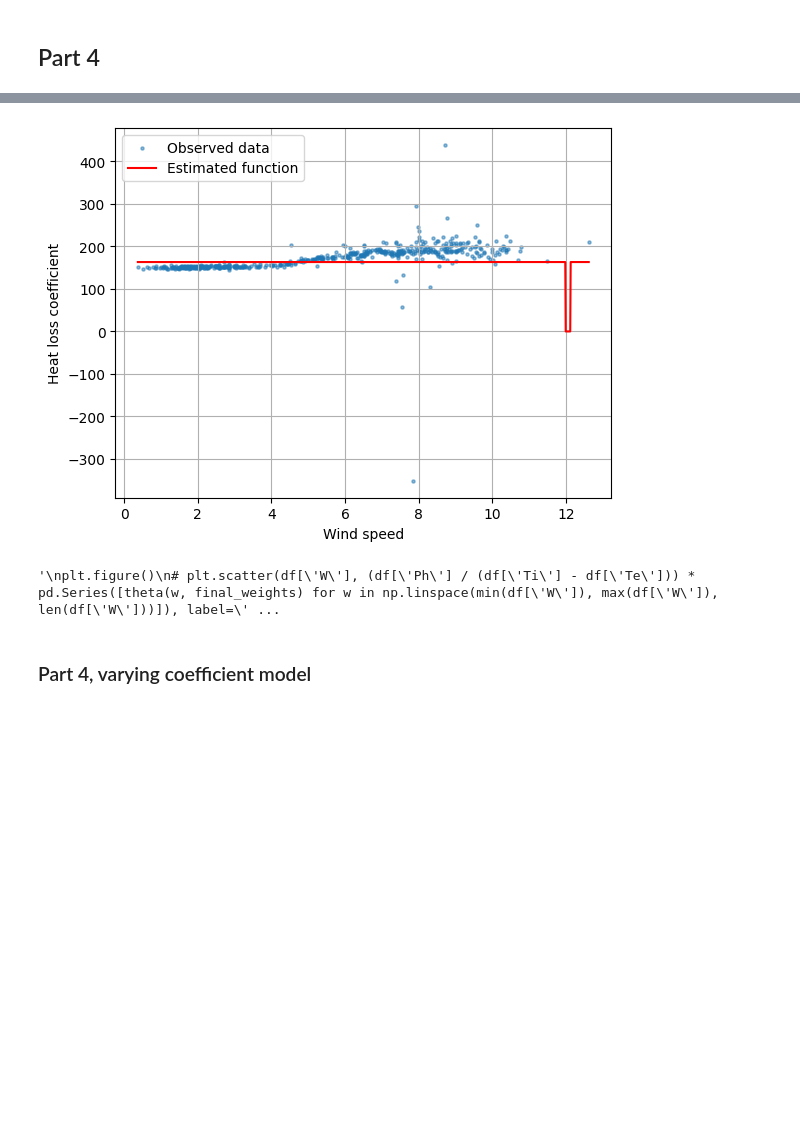
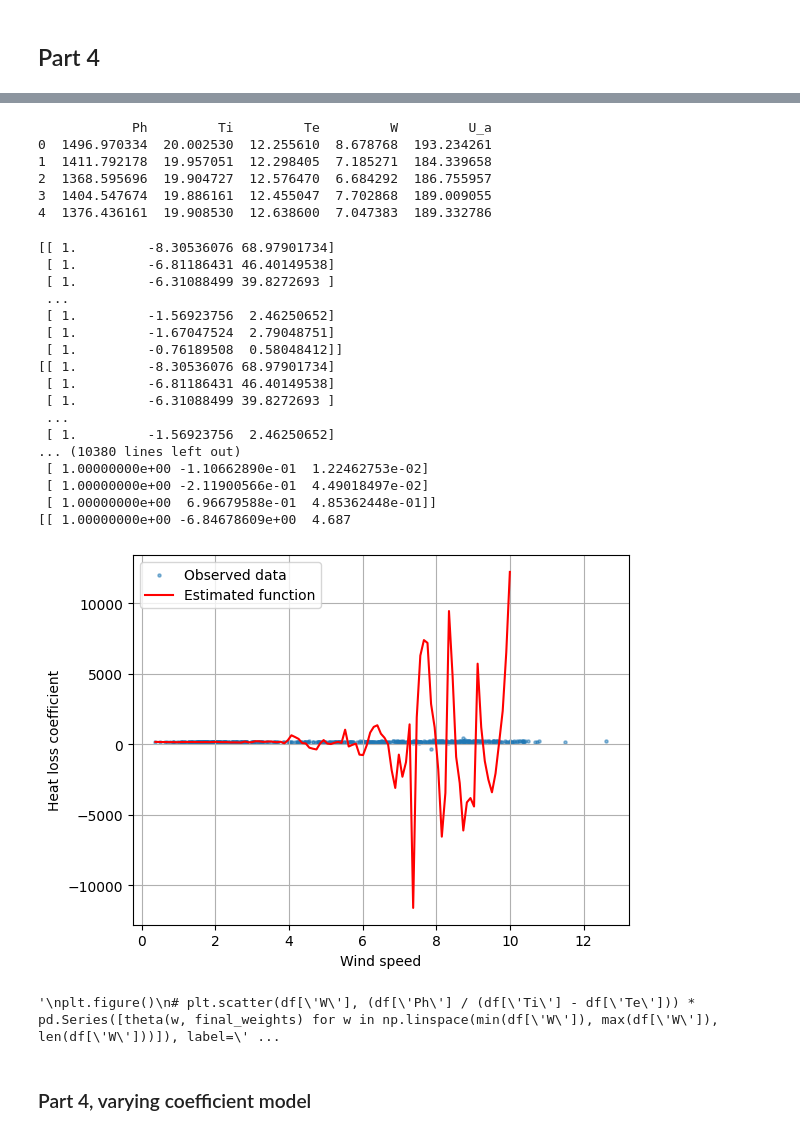
Before and after one commit to gustavn19/advanced_time_series_analysis, a Jupyter notebook: computer_exercise_1-kopi.ipynb, the cells around one changed output, grey strips where cells are left out. Cells and saved outputs as stored; diff of their text form; code cells hidden in the pictures; blank space fills up the shorter version.

Commit message:
Conditional parametric model implemented

```diff
--- a/computer_exercise_1-kopi.ipynb
+++ b/computer_exercise_1-kopi.ipynb
@@ -254,16 +238,33 @@ The total loss is 418900.9620549145
+# %%
+import numpy as np
+import pandas as pd
+from scipy.optimize import minimize
+
+df = pd.read_csv('/Users/03mare02/Documents/GitHub/advanced_time_series_analysis/DataPart4.csv')
+df['U_a'] = df['Ph'] / (df['Ti'] - df['Te'])
+print(df.head())
+# %% [output]
+            Ph         Ti         Te         W         U_a
+0  1496.970334  20.002530  12.255610  8.678768  193.234261
+1  1411.792178  19.957051  12.298405  7.185271  184.339658
+2  1368.595696  19.904727  12.576470  6.684292  186.755957
+3  1404.547674  19.886161  12.455047  7.702868  189.009055
+4  1376.436161  19.908530  12.638600  7.047383  189.332786
 # %%
-# Local polynomial
+# Final function, only work on this
+
+
 
 # Define the weight function
 def kernel(x):
     return 1 / 2 * ((x >= -1) & (x <= 1)).astype(float)
 
 # Get the interval that the function is estimated over
-nr_data = 1000
-w_span = np.linspace(min(df['W']), max(df['W']), nr_data) # Linear regression of the interval we are estimating the function in
+nr_data = 20
+w_span = np.linspace(min(df['W']), 10, nr_data) # Linear regression of the interval we are estimating the function in
 
 # Define the loss function that we are trying to minimize
-def loss(data, theta_params, w, h = 0.5):
+def loss(data, theta_params, w, h = 1):
     return 1 / len(data) * sum(kernel((w - data['W']) / h ) * (
     (
     data['Ph'] / (data['Ti'] - data['Te']
@@ -275,8 +276,13 @@ def loss(data, theta_params, w, h = 0.5):
 
 # Define the varying parameters
 def theta(w, theta_param):
+    # Compute the powers of the polynomial
     powers = np.arange(len(theta_param))
-    return np.sum(theta_param * w ** powers)
+    # Compute the polynomail variable terms, the difference
+    w_powers = np.power.outer(w.values, powers)
+
+    prod = np.dot(w_powers, theta_param)
+    return pd.Series(prod) # Compute the sum of all polynomial terms
 
 def optimization(polynomial_degree, w_span, data):
     theta_0 = np.zeros(polynomial_degree + 1)
@@ -284,43 +290,67 @@ def optimization(polynomial_degree, w_span, data):
     for w in w_span:
 
         # Optimization to find the local coefficients
-        result = minimize(lambda theta_params: loss(data, theta_params, w), theta_0, options={'maxiter': 50, 'disp': False, 'gtol': 1e-6}) # Add constaints to the optimization since it is trying to model a stocahstic process
-
+        result = minimize(lambda theta_params: loss(data, theta_params, w), theta_0) #, options={'maxiter': 100, 'disp': True, 'gtol': 1e-6}) # Add constaints to the optimization since it is trying to model a stocahstic process
         # Storing all the parameters
         theta_params_all.append(result.x)
-    print(theta_params_all)
-    return np.array(theta_values), np.array(theta_params_all)
+    return np.array(theta_params_all)
 
 polynomial_degree = 2
-theta_values, theta_params_all = optimization(polynomial_degree, w_span, df)
+theta_params_all = optimization(polynomial_degree, w_span, df)
 
-X_avg = df['Ph'].mean() / (df['Ti'].mean() - df['Te'].mean())
-estimated_function = theta_values * X_avg
+
 plt.figure()
 plt.scatter(df['W'], df['U_a'], s=5, alpha=0.5, label="Observed data")
-plt.plot(w_span, estimated_function, color='red', label="Estimated function")
+"""
+# Want to write the following process in one list loop
+output = []
+for w_idx, w in enumerate(w_span):
+    sum = 0
+    for power, theta_val in enumerate(theta_params_all[w_idx]):
+        sum += theta_val * w ** power
+    output.append(sum)
+"""
+output_w = [sum(theta_val * w ** power for power, theta_val in enumerate(theta_params_all[w_idx])) for w_idx, w in enumerate(w_span)]
+plt.plot(w_span, output_w, color='red', label="Estimated function")
 plt.xlabel('Wind speed')
 plt.ylabel('Heat loss coefficient')
 plt.legend()
 plt.grid(True)
 plt.show()
 
 """
 plt.figure()
 # plt.scatter(df['W'], (df['Ph'] / (df['Ti'] - df['Te'])) * pd.Series([theta(w, final_weights) for w in np.linspace(min(df['W']), max(df['W']), len(df['W']))]), label='Estimated function', s = 10, color = "red")
 plt.scatter(df['W'], df['U_a'], label = "Exact function", s = 5, color = "blue")
 theta_values = np.array(theta_values)
 X_avg = (df['Ph'].mean() / (df['Ti'].mean() - df['Te'].mean()))
 estimated_function = theta_values * X_avg
 plt.plot(w_span, estimated_function, color='red', label='Estimated function')
 plt.xlabel('Wind speed')
 plt.ylabel('Heat loss coefficient')
 plt.legend()
 plt.grid('on')
 plt.show()
 """
 # %% [output]
+[[ 1.         -8.30536076 68.97901734]
+ [ 1.         -6.81186431 46.40149538]
+ [ 1.         -6.31088499 39.8272693 ]
+ ...
+ [ 1.         -1.56923756  2.46250652]
+ [ 1.         -1.67047524  2.79048751]
+ [ 1.         -0.76189508  0.58048412]]
+[[ 1.         -8.30536076 68.97901734]
+ [ 1.         -6.81186431 46.40149538]
+ [ 1.         -6.31088499 39.8272693 ]
+ ...
+ [ 1.         -1.56923756  2.46250652]
+... (10380 lines left out)
+ [ 1.00000000e+00 -1.10662890e-01  1.22462753e-02]
+ [ 1.00000000e+00 -2.11900566e-01  4.49018497e-02]
+ [ 1.00000000e+00  6.96679588e-01  4.85362448e-01]]
+[[ 1.00000000e+00 -6.84678609e+00  4.687
-[figure, old version]
+[figure, new version]
-'\nplt.figure()\n# plt.scatter(df[\'W\'], (df[\'Ph\'] / (df[\'Ti\'] - df[\'Te\'])) * pd.Series([theta(w, final_weights) for w in np.linspace(min(df[\'W\']), max(df[\'W\']), len(df[\'W\']))]), label=\' ...
+'\nplt.figure()\n# plt.scatter(df[\'W\'], (df[\'Ph\'] / (df[\'Ti\'] - df[\'Te\'])) * pd.Series([theta(w, final_weights) for w in np.linspace(min(df[\'W\']), max(df[\'W\']), len(df[\'W\']))]), label=\' ...
 # %% [markdown]
 ### Part 4, varying coefficient model
```
Also changed, not shown: parts of 3 cells of this notebook.
